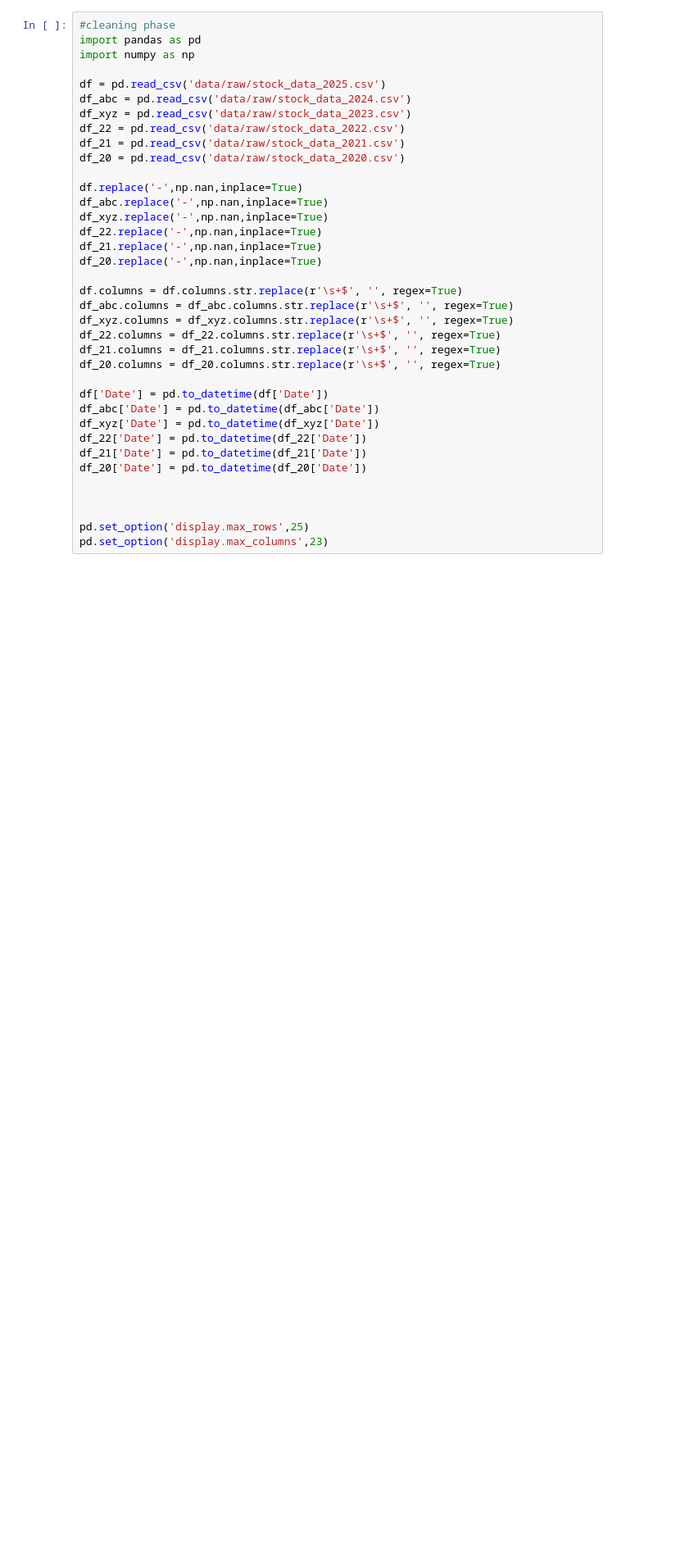
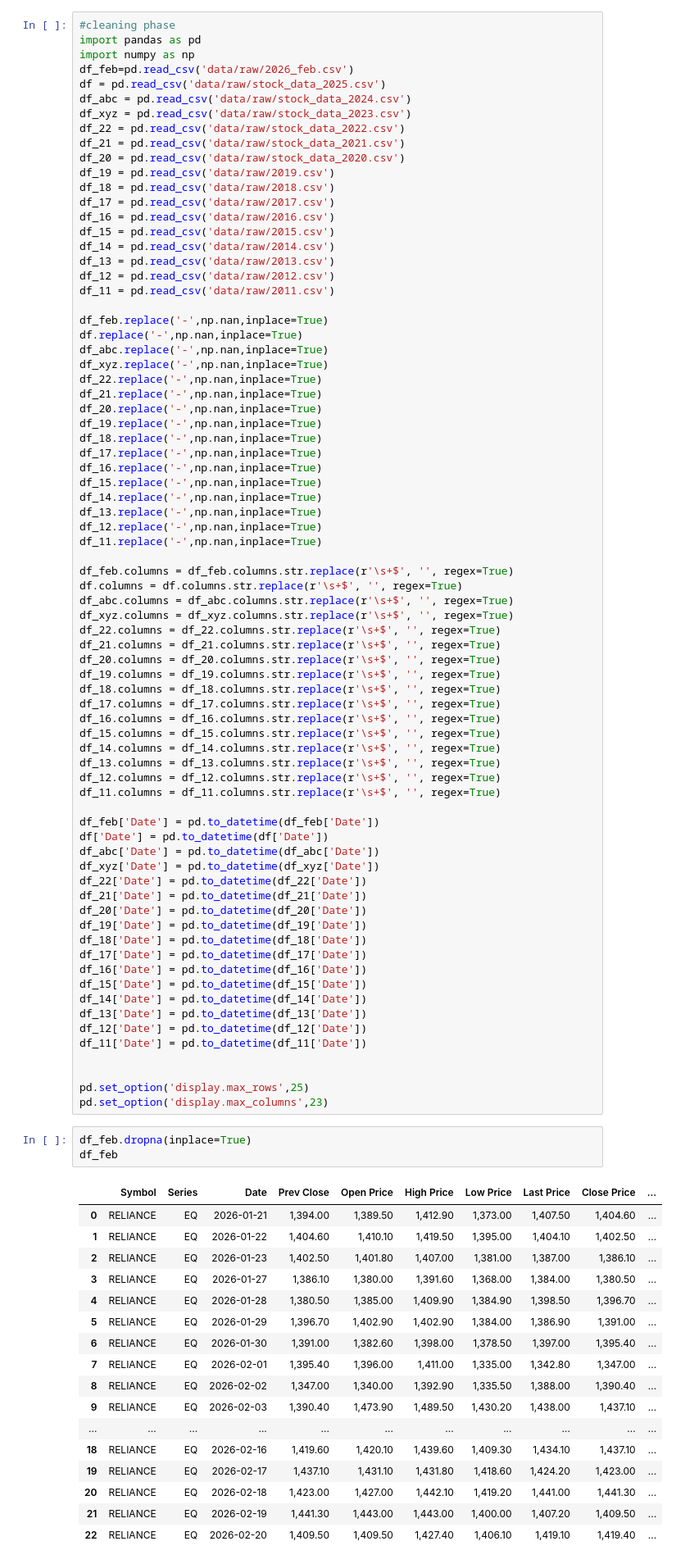
Before and after one commit to Rugved-Lohakare/smart-investment-advisor, a Jupyter notebook: data_notebook.ipynb, the cells around one changed output. Shown at 82% size. Drawn from its saved outputs; the diff is of its cells as text; blank space fills up the shorter version.

```diff
--- a/data_notebook.ipynb
+++ b/data_notebook.ipynb
@@ -2,39 +2,98 @@
 #cleaning phase
 import pandas as pd
 import numpy as np
-
+df_feb=pd.read_csv('data/raw/2026_feb.csv')
 df = pd.read_csv('data/raw/stock_data_2025.csv')
 df_abc = pd.read_csv('data/raw/stock_data_2024.csv')
 df_xyz = pd.read_csv('data/raw/stock_data_2023.csv')
 df_22 = pd.read_csv('data/raw/stock_data_2022.csv')
 df_21 = pd.read_csv('data/raw/stock_data_2021.csv')
 df_20 = pd.read_csv('data/raw/stock_data_2020.csv')
+df_19 = pd.read_csv('data/raw/2019.csv')
+df_18 = pd.read_csv('data/raw/2018.csv')
+df_17 = pd.read_csv('data/raw/2017.csv')
+df_16 = pd.read_csv('data/raw/2016.csv')
+df_15 = pd.read_csv('data/raw/2015.csv')
+df_14 = pd.read_csv('data/raw/2014.csv')
+df_13 = pd.read_csv('data/raw/2013.csv')
+df_12 = pd.read_csv('data/raw/2012.csv')
+df_11 = pd.read_csv('data/raw/2011.csv')
 
+df_feb.replace('-',np.nan,inplace=True)
 df.replace('-',np.nan,inplace=True)
 df_abc.replace('-',np.nan,inplace=True)
 df_xyz.replace('-',np.nan,inplace=True)
 df_22.replace('-',np.nan,inplace=True)
 df_21.replace('-',np.nan,inplace=True)
 df_20.replace('-',np.nan,inplace=True)
+df_19.replace('-',np.nan,inplace=True)
+df_18.replace('-',np.nan,inplace=True)
+df_17.replace('-',np.nan,inplace=True)
+df_16.replace('-',np.nan,inplace=True)
+df_15.replace('-',np.nan,inplace=True)
+df_14.replace('-',np.nan,inplace=True)
+df_13.replace('-',np.nan,inplace=True)
+df_12.replace('-',np.nan,inplace=True)
+df_11.replace('-',np.nan,inplace=True)
 
+df_feb.columns = df_feb.columns.str.replace(r'\s+$', '', regex=True)
 df.columns = df.columns.str.replace(r'\s+$', '', regex=True)
 df_abc.columns = df_abc.columns.str.replace(r'\s+$', '', regex=True)
 df_xyz.columns = df_xyz.columns.str.replace(r'\s+$', '', regex=True)
 df_22.columns = df_22.columns.str.replace(r'\s+$', '', regex=True)
 df_21.columns = df_21.columns.str.replace(r'\s+$', '', regex=True)
 df_20.columns = df_20.columns.str.replace(r'\s+$', '', regex=True)
+df_19.columns = df_19.columns.str.replace(r'\s+$', '', regex=True)
+df_18.columns = df_18.columns.str.replace(r'\s+$', '', regex=True)
+df_17.columns = df_17.columns.str.replace(r'\s+$', '', regex=True)
+df_16.columns = df_16.columns.str.replace(r'\s+$', '', regex=True)
+df_15.columns = df_15.columns.str.replace(r'\s+$', '', regex=True)
+df_14.columns = df_14.columns.str.replace(r'\s+$', '', regex=True)
+df_13.columns = df_13.columns.str.replace(r'\s+$', '', regex=True)
+df_12.columns = df_12.columns.str.replace(r'\s+$', '', regex=True)
+df_11.columns = df_11.columns.str.replace(r'\s+$', '', regex=True)
 
+df_feb['Date'] = pd.to_datetime(df_feb['Date'])
 df['Date'] = pd.to_datetime(df['Date'])
 df_abc['Date'] = pd.to_datetime(df_abc['Date'])
 df_xyz['Date'] = pd.to_datetime(df_xyz['Date'])
 df_22['Date'] = pd.to_datetime(df_22['Date'])
 df_21['Date'] = pd.to_datetime(df_21['Date'])
 df_20['Date'] = pd.to_datetime(df_20['Date'])
-
+df_19['Date'] = pd.to_datetime(df_19['Date'])
+df_18['Date'] = pd.to_datetime(df_18['Date'])
+df_17['Date'] = pd.to_datetime(df_17['Date'])
+df_16['Date'] = pd.to_datetime(df_16['Date'])
+df_15['Date'] = pd.to_datetime(df_15['Date'])
+df_14['Date'] = pd.to_datetime(df_14['Date'])
+df_13['Date'] = pd.to_datetime(df_13['Date'])
+df_12['Date'] = pd.to_datetime(df_12['Date'])
+df_11['Date'] = pd.to_datetime(df_11['Date'])
 
 
 pd.set_option('display.max_rows',25)
 pd.set_option('display.max_columns',23)
+# %%
+df_feb.dropna(inplace=True)
+df_feb
+# %% [output]
+|  | Symbol | Series | Date | Prev Close | Open Price | High Price | Low Price | Last Price | Close Price | ... |
+| 0 | RELIANCE | EQ | 2026-01-21 | 1,394.00 | 1,389.50 | 1,412.90 | 1,373.00 | 1,407.50 | 1,404.60 | ... |
+| 1 | RELIANCE | EQ | 2026-01-22 | 1,404.60 | 1,410.10 | 1,419.50 | 1,395.00 | 1,404.10 | 1,402.50 | ... |
+| 2 | RELIANCE | EQ | 2026-01-23 | 1,402.50 | 1,401.80 | 1,407.00 | 1,381.00 | 1,387.00 | 1,386.10 | ... |
+| 3 | RELIANCE | EQ | 2026-01-27 | 1,386.10 | 1,380.00 | 1,391.60 | 1,368.00 | 1,384.00 | 1,380.50 | ... |
+| 4 | RELIANCE | EQ | 2026-01-28 | 1,380.50 | 1,385.00 | 1,409.90 | 1,384.90 | 1,398.50 | 1,396.70 | ... |
+| 5 | RELIANCE | EQ | 2026-01-29 | 1,396.70 | 1,402.90 | 1,402.90 | 1,384.00 | 1,386.90 | 1,391.00 | ... |
+| 6 | RELIANCE | EQ | 2026-01-30 | 1,391.00 | 1,382.60 | 1,398.00 | 1,378.50 | 1,397.00 | 1,395.40 | ... |
+| 7 | RELIANCE | EQ | 2026-02-01 | 1,395.40 | 1,396.00 | 1,411.00 | 1,335.00 | 1,342.80 | 1,347.00 | ... |
+| 8 | RELIANCE | EQ | 2026-02-02 | 1,347.00 | 1,340.00 | 1,392.90 | 1,335.50 | 1,388.00 | 1,390.40 | ... |
+| 9 | RELIANCE | EQ | 2026-02-03 | 1,390.40 | 1,473.90 | 1,489.50 | 1,430.20 | 1,438.00 | 1,437.10 | ... |
+| ... | ... | ... | ... | ... | ... | ... | ... | ... | ... | ... |
+| 18 | RELIANCE | EQ | 2026-02-16 | 1,419.60 | 1,420.10 | 1,439.60 | 1,409.30 | 1,434.10 | 1,437.10 | ... |
+| 19 | RELIANCE | EQ | 2026-02-17 | 1,437.10 | 1,431.10 | 1,431.80 | 1,418.60 | 1,424.20 | 1,423.00 | ... |
+| 20 | RELIANCE | EQ | 2026-02-18 | 1,423.00 | 1,427.00 | 1,442.10 | 1,419.20 | 1,441.00 | 1,441.30 | ... |
+| 21 | RELIANCE | EQ | 2026-02-19 | 1,441.30 | 1,443.00 | 1,443.00 | 1,400.00 | 1,407.20 | 1,409.50 | ... |
+| 22 | RELIANCE | EQ | 2026-02-20 | 1,409.50 | 1,409.50 | 1,427.40 | 1,406.10 | 1,419.10 | 1,419.40 | ... |
 # %%
 df.dropna(inplace=True)
 df
```
Also changed, not shown: parts of 106 cells of this notebook, 18 other files.
